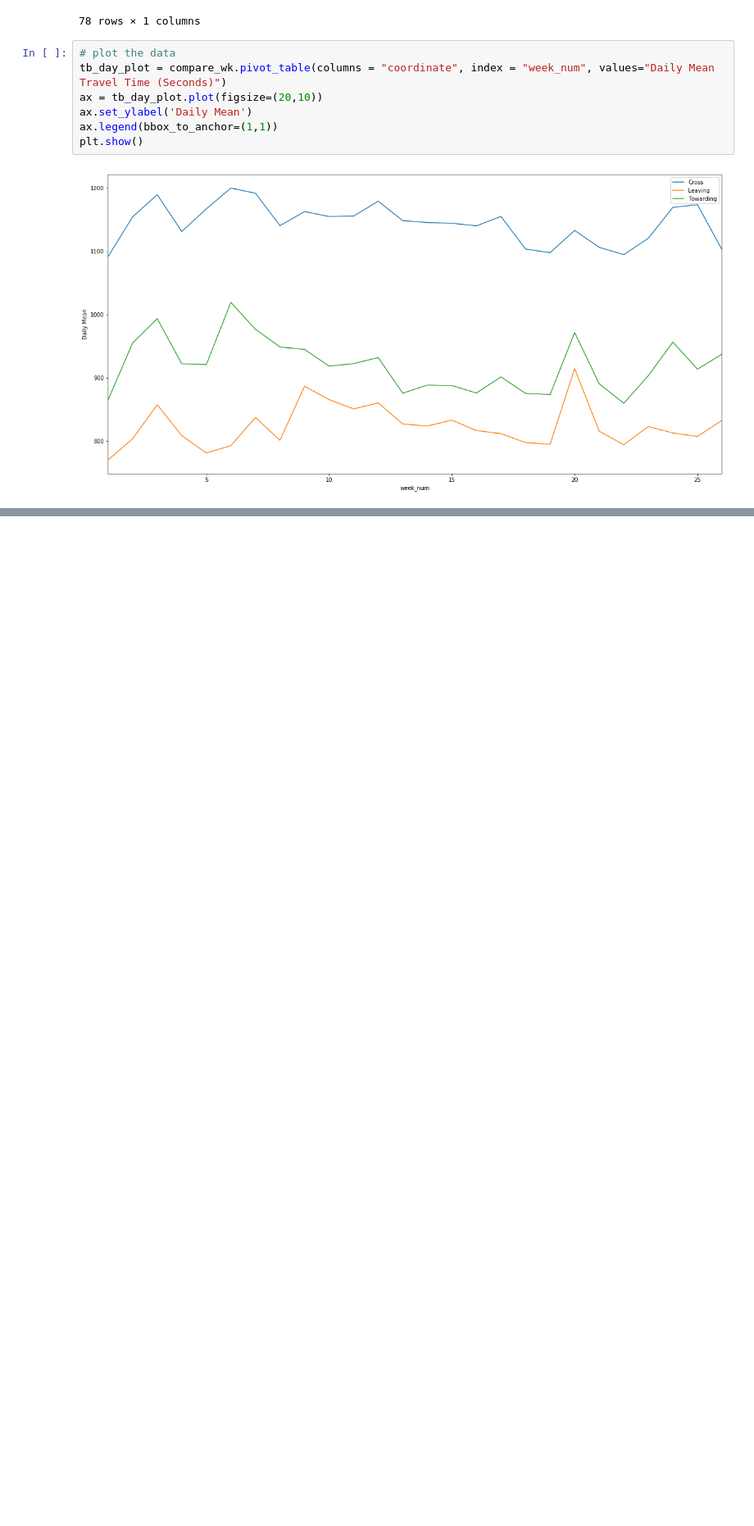
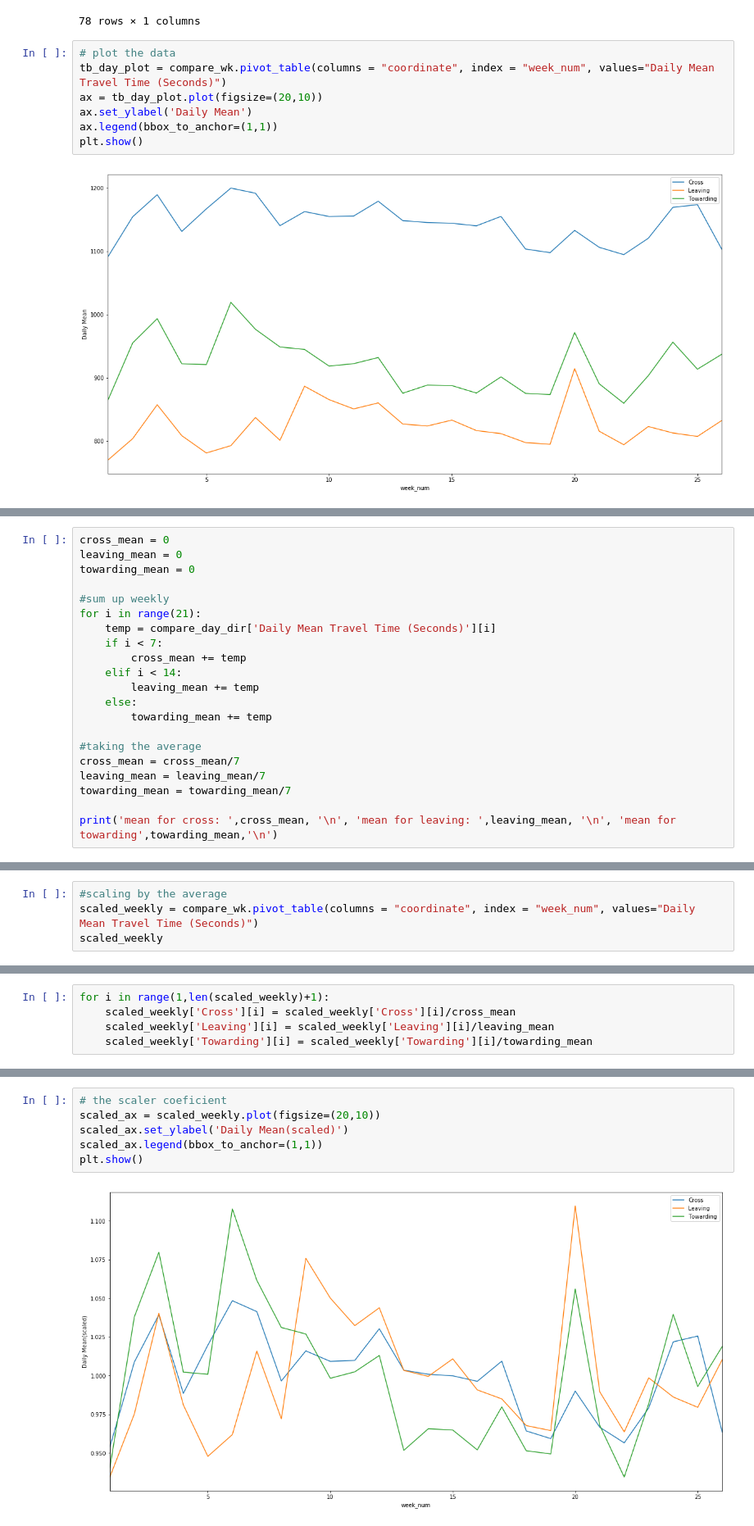
Before and after one commit to ctwayen/Datahack-2020, a Jupyter notebook: cleaner.ipynb, the cells around one changed output, grey strips where cells are left out. Shown at 82% size. Drawn from its saved outputs; the diff is of its cells as text; blank space fills up the shorter version.

```diff
--- a/cleaner.ipynb
+++ b/cleaner.ipynb
@@ -626,0 +690,21 @@ compare_day_dir
+# %%
+cross_mean = 0
+leaving_mean = 0
+towarding_mean = 0
+
+#sum up weekly
+for i in range(21):
+    temp = compare_day_dir['Daily Mean Travel Time (Seconds)'][i]
+    if i < 7:
+        cross_mean += temp
+    elif i < 14:
+        leaving_mean += temp
+    else:
+        towarding_mean += temp
+
+#taking the average
+cross_mean = cross_mean/7
+leaving_mean = leaving_mean/7
+towarding_mean = towarding_mean/7
+
+print('mean for cross: ',cross_mean, '\n', 'mean for leaving: ',leaving_mean, '\n', 'mean for towarding',towarding_mean,'\n')
@@ -626,0 +715,4 @@ compare_day_dir
+# %%
+#scaling by the average
+scaled_weekly = compare_wk.pivot_table(columns = "coordinate", index = "week_num", values="Daily Mean Travel Time (Seconds)")
+scaled_weekly
@@ -626,0 +738,5 @@ compare_day_dir
+# %%
+for i in range(1,len(scaled_weekly)+1):
+    scaled_weekly['Cross'][i] = scaled_weekly['Cross'][i]/cross_mean
+    scaled_weekly['Leaving'][i] = scaled_weekly['Leaving'][i]/leaving_mean
+    scaled_weekly['Towarding'][i] = scaled_weekly['Towarding'][i]/towarding_mean
@@ -626,0 +765,8 @@ compare_day_dir
+# %%
+# the scaler coeficient
+scaled_ax = scaled_weekly.plot(figsize=(20,10))
+scaled_ax.set_ylabel('Daily Mean(scaled)')
+scaled_ax.legend(bbox_to_anchor=(1,1))
+plt.show()
+# %% [output]
+[figure, added]
```
Also changed, not shown: parts of 12 cells of this notebook, 3 other files.
